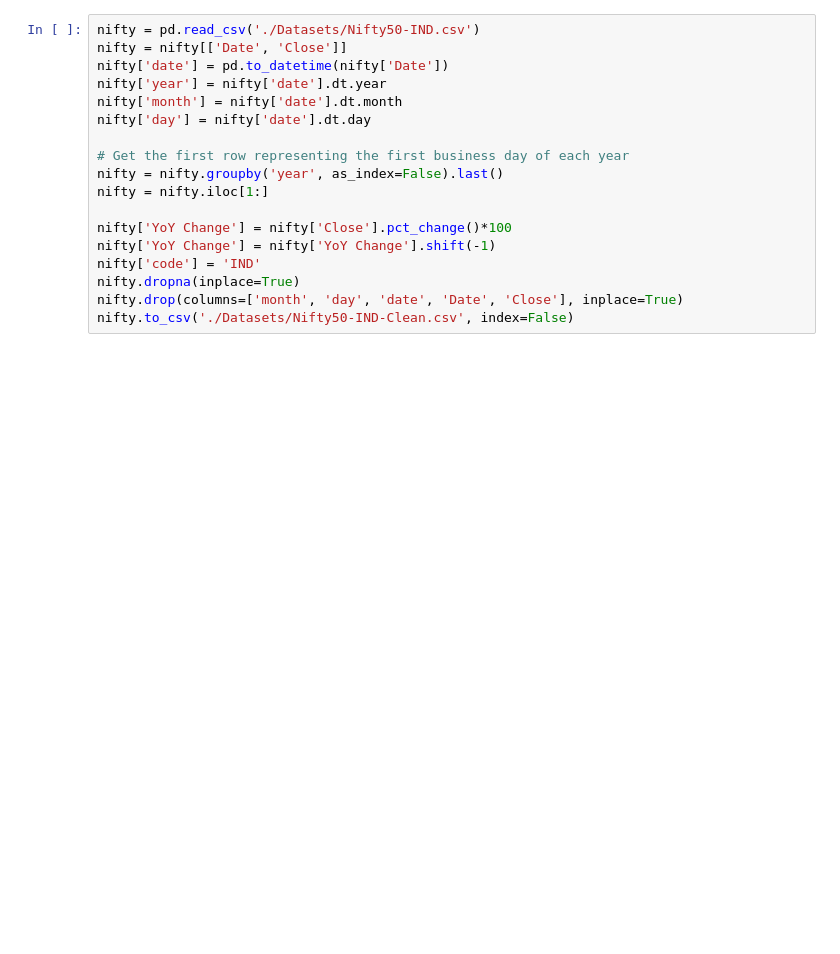
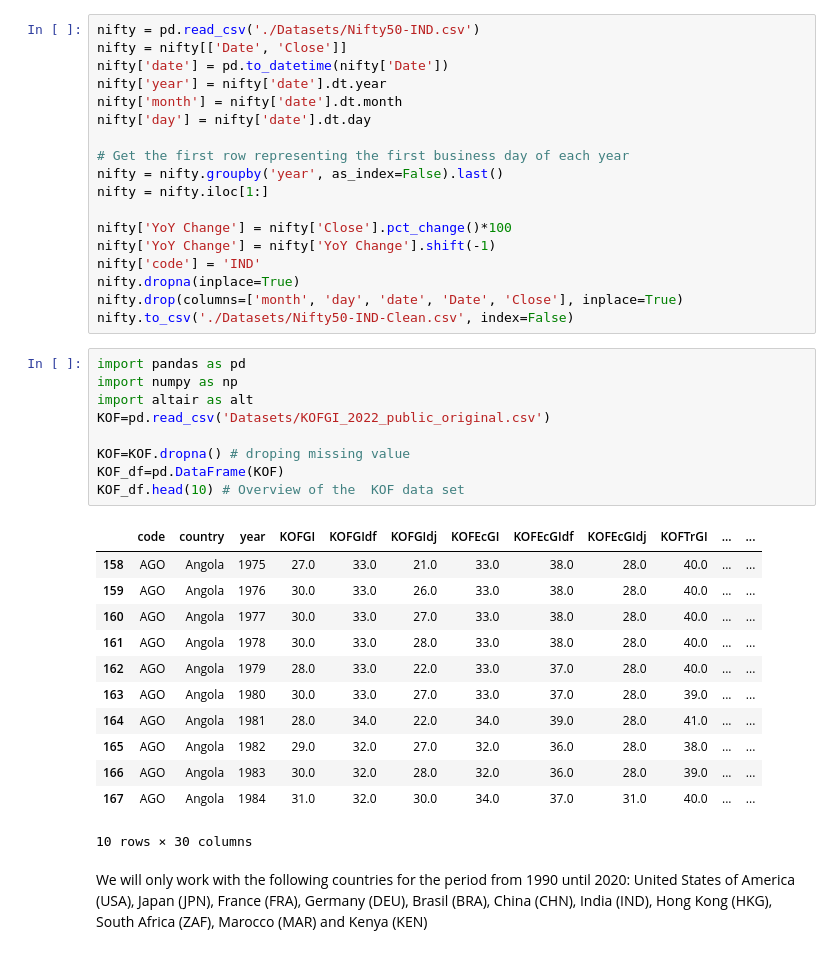
Before and after one commit to andrewbapham/Globalization-Index-Analysis, a Jupyter notebook: Data_Cleaning.ipynb, the cells around one changed output. Saved outputs shown, nothing was run; the diff lists cells and outputs as text; blank space fills up the shorter version.

```diff
--- a/Data_Cleaning.ipynb
+++ b/Data_Cleaning.ipynb
@@ -85,3 +88,28 @@ nifty['code'] = 'IND'
 nifty.dropna(inplace=True)
 nifty.drop(columns=['month', 'day', 'date', 'Date', 'Close'], inplace=True)
 nifty.to_csv('./Datasets/Nifty50-IND-Clean.csv', index=False)
+# %%
+import pandas as pd
+import numpy as np
+import altair as alt
+KOF=pd.read_csv('Datasets/KOFGI_2022_public_original.csv')
+
+KOF=KOF.dropna() # droping missing value
+KOF_df=pd.DataFrame(KOF)
+KOF_df.head(10) # Overview of the  KOF data set
+# %% [output]
+|  | code | country | year | KOFGI | KOFGIdf | KOFGIdj | KOFEcGI | KOFEcGIdf | KOFEcGIdj | KOFTrGI | ... | ... |
+| 158 | AGO | Angola | 1975 | 27.0 | 33.0 | 21.0 | 33.0 | 38.0 | 28.0 | 40.0 | ... | ... |
+| 159 | AGO | Angola | 1976 | 30.0 | 33.0 | 26.0 | 33.0 | 38.0 | 28.0 | 40.0 | ... | ... |
+| 160 | AGO | Angola | 1977 | 30.0 | 33.0 | 27.0 | 33.0 | 38.0 | 28.0 | 40.0 | ... | ... |
+| 161 | AGO | Angola | 1978 | 30.0 | 33.0 | 28.0 | 33.0 | 38.0 | 28.0 | 40.0 | ... | ... |
+| 162 | AGO | Angola | 1979 | 28.0 | 33.0 | 22.0 | 33.0 | 37.0 | 28.0 | 40.0 | ... | ... |
+| 163 | AGO | Angola | 1980 | 30.0 | 33.0 | 27.0 | 33.0 | 37.0 | 28.0 | 39.0 | ... | ... |
+| 164 | AGO | Angola | 1981 | 28.0 | 34.0 | 22.0 | 34.0 | 39.0 | 28.0 | 41.0 | ... | ... |
+| 165 | AGO | Angola | 1982 | 29.0 | 32.0 | 27.0 | 32.0 | 36.0 | 28.0 | 38.0 | ... | ... |
+| 166 | AGO | Angola | 1983 | 30.0 | 32.0 | 28.0 | 32.0 | 36.0 | 28.0 | 39.0 | ... | ... |
+| 167 | AGO | Angola | 1984 | 31.0 | 32.0 | 30.0 | 34.0 | 37.0 | 31.0 | 40.0 | ... | ... |
+10 rows × 30 columns
+# %% [markdown]
+We will only work with the following countries for the period from 1990 until 2020:
+United States of America (USA), Japan (JPN), France (FRA), Germany (DEU), Brasil (BRA), China (CHN), India (IND), Hong Kong (HKG), South Africa (ZAF), Marocco (MAR) and Kenya (KEN)
```
Also changed, not shown: parts of 6 cells of this notebook, 18 other files.
